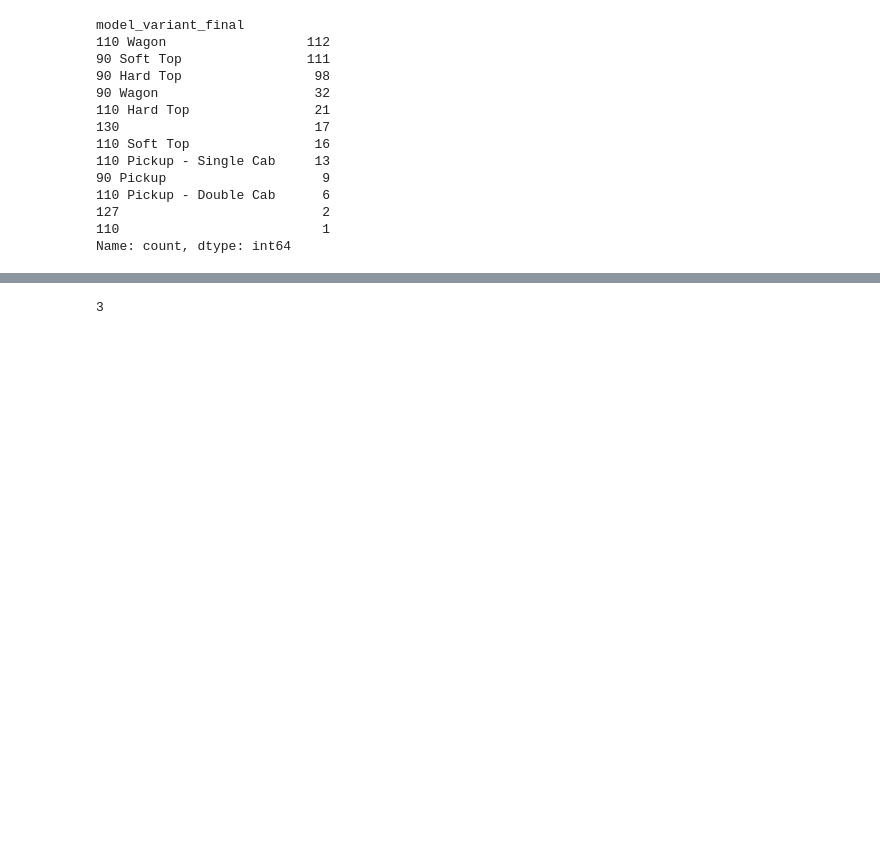
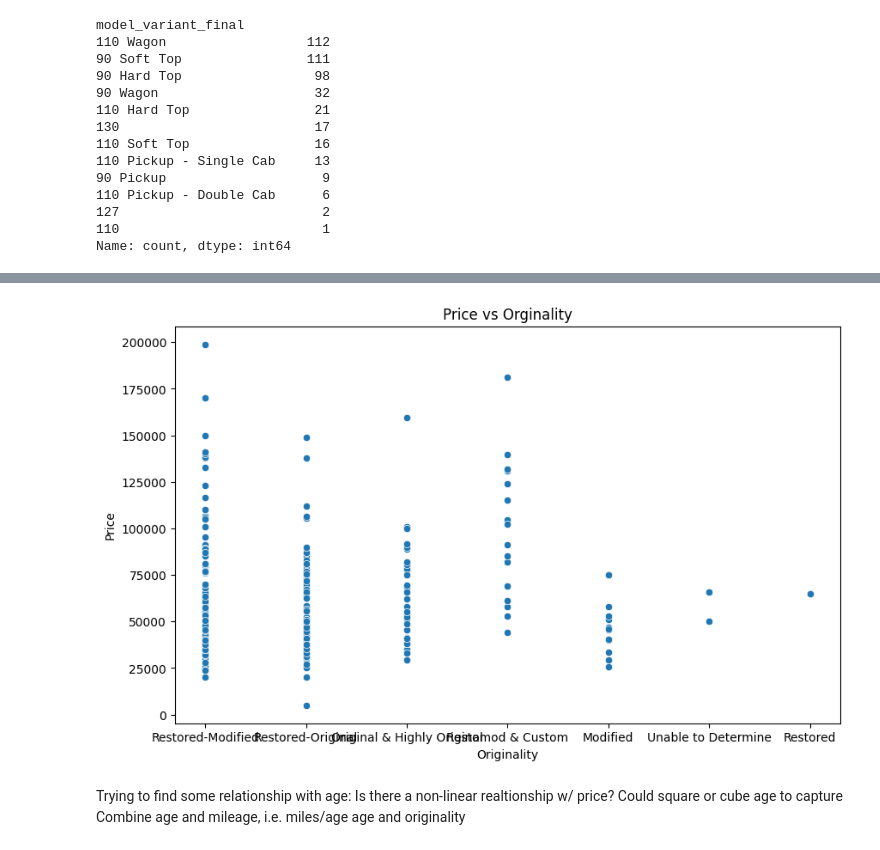
Before and after one commit to lheitman0/LRD_Predictor, a Jupyter notebook: cleanDATA.ipynb, the cells around one changed output, grey strips where cells are left out. Saved outputs shown, nothing was run; the diff lists cells and outputs as text; code cells hidden in the pictures; blank space fills up the shorter version.

```diff
--- a/cleanDATA.ipynb
+++ b/cleanDATA.ipynb
@@ -232,5 +225,14 @@ plt.show()
-# %%
-count_1 = (defender_data['mileage_final'] == 1).sum()
-count_1
-# %% [output]
-3
+# %%
+plt.figure(figsize=(10, 6))
+sns.scatterplot(x='originality_final', y='price_final', data=defender_data)
+plt.title('Price vs Orginality')
+plt.xlabel('Originality')
+plt.ylabel('Price')
+plt.show()
+# %% [output]
+[figure, added]
+# %% [markdown]
+Trying to find some relationship with age:
+Is there a non-linear realtionship w/ price? Could square or cube age to capture
+Combine age and mileage, i.e. miles/age
+age and originality
```
Also changed, not shown: parts of 6 cells of this notebook, 1 other file.
